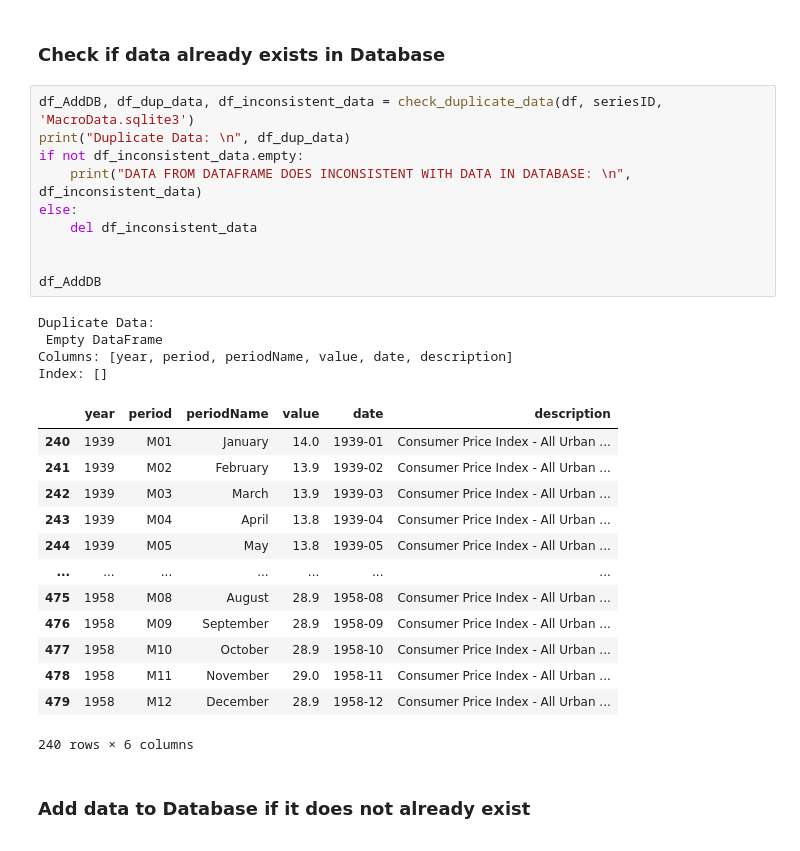
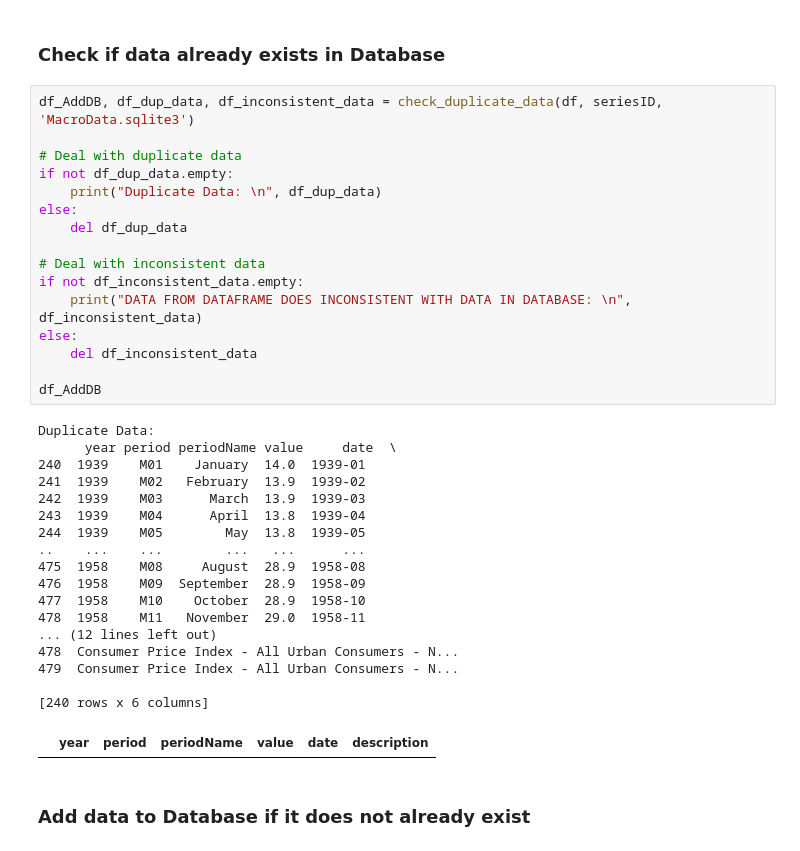
Before and after one commit to joshuamcurtis/MacroData, a Jupyter notebook: Add_Data_DB.ipynb, the cells around one changed output. Drawn from its saved outputs; the diff is of its cells as text.

```diff
--- a/Add_Data_DB.ipynb
+++ b/Add_Data_DB.ipynb
@@ -311,32 +262,39 @@ Table  CUUR0000SA0  already exists
 ### Check if data already exists in Database
 # %%
 df_AddDB, df_dup_data, df_inconsistent_data = check_duplicate_data(df, seriesID, 'MacroData.sqlite3')
-print("Duplicate Data: \n", df_dup_data)
+
+# Deal with duplicate data
+if not df_dup_data.empty:
+    print("Duplicate Data: \n", df_dup_data)
+else:
+    del df_dup_data
+
+# Deal with inconsistent data
 if not df_inconsistent_data.empty:
     print("DATA FROM DATAFRAME DOES INCONSISTENT WITH DATA IN DATABASE: \n", df_inconsistent_data)
 else:
     del df_inconsistent_data
 
-
 df_AddDB
 # %% [output]
 Duplicate Data:
- Empty DataFrame
-Columns: [year, period, periodName, value, date, description]
-Index: []
+      year period periodName value     date  \
+240  1939    M01    January  14.0  1939-01
+241  1939    M02   February  13.9  1939-02
+242  1939    M03      March  13.9  1939-03
+243  1939    M04      April  13.8  1939-04
+244  1939    M05        May  13.8  1939-05
+..    ...    ...        ...   ...      ...
+475  1958    M08     August  28.9  1958-08
+476  1958    M09  September  28.9  1958-09
+477  1958    M10    October  28.9  1958-10
+478  1958    M11   November  29.0  1958-11
+... (12 lines left out)
+478  Consumer Price Index - All Urban Consumers - N...
+479  Consumer Price Index - All Urban Consumers - N...
+
+[240 rows x 6 columns]
 |  | year | period | periodName | value | date | description |
-| 240 | 1939 | M01 | January | 14.0 | 1939-01 | Consumer Price Index - All Urban ... |
-| 241 | 1939 | M02 | February | 13.9 | 1939-02 | Consumer Price Index - All Urban ... |
-| 242 | 1939 | M03 | March | 13.9 | 1939-03 | Consumer Price Index - All Urban ... |
-| 243 | 1939 | M04 | April | 13.8 | 1939-04 | Consumer Price Index - All Urban ... |
-| 244 | 1939 | M05 | May | 13.8 | 1939-05 | Consumer Price Index - All Urban ... |
-| ... | ... | ... | ... | ... | ... | ... |
-| 475 | 1958 | M08 | August | 28.9 | 1958-08 | Consumer Price Index - All Urban ... |
-| 476 | 1958 | M09 | September | 28.9 | 1958-09 | Consumer Price Index - All Urban ... |
-| 477 | 1958 | M10 | October | 28.9 | 1958-10 | Consumer Price Index - All Urban ... |
-| 478 | 1958 | M11 | November | 29.0 | 1958-11 | Consumer Price Index - All Urban ... |
-| 479 | 1958 | M12 | December | 28.9 | 1958-12 | Consumer Price Index - All Urban ... |
-240 rows × 6 columns
 # %% [markdown]
 ### Add data to Database if it does not already exist
 # %%
```
Also changed, not shown: parts of 12 cells of this notebook.
